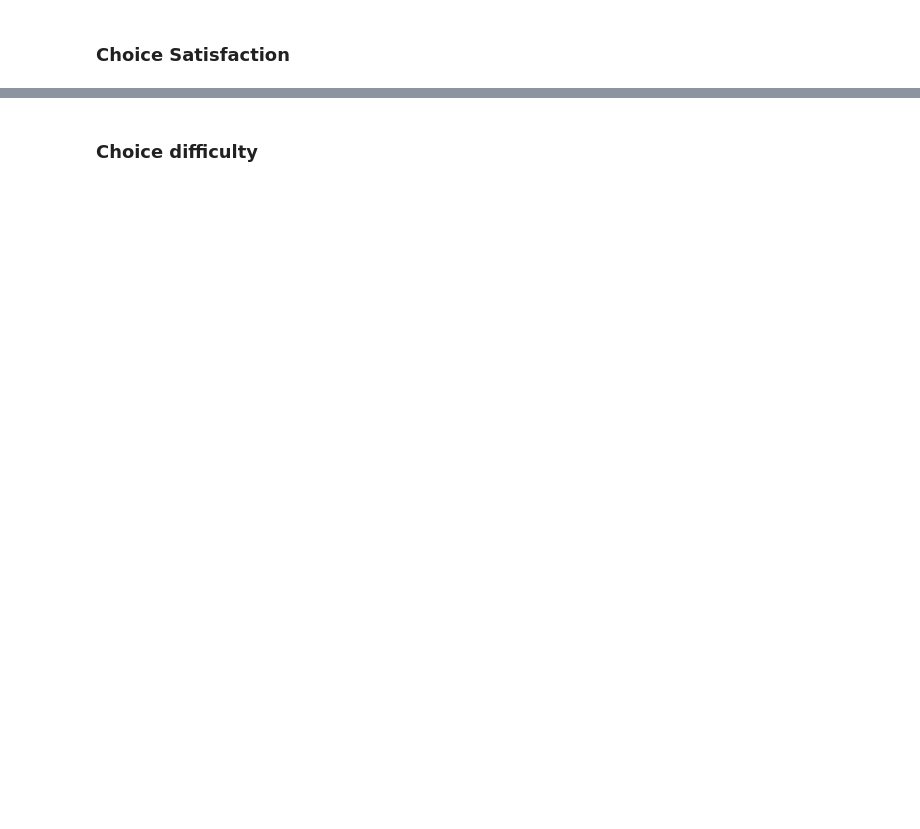
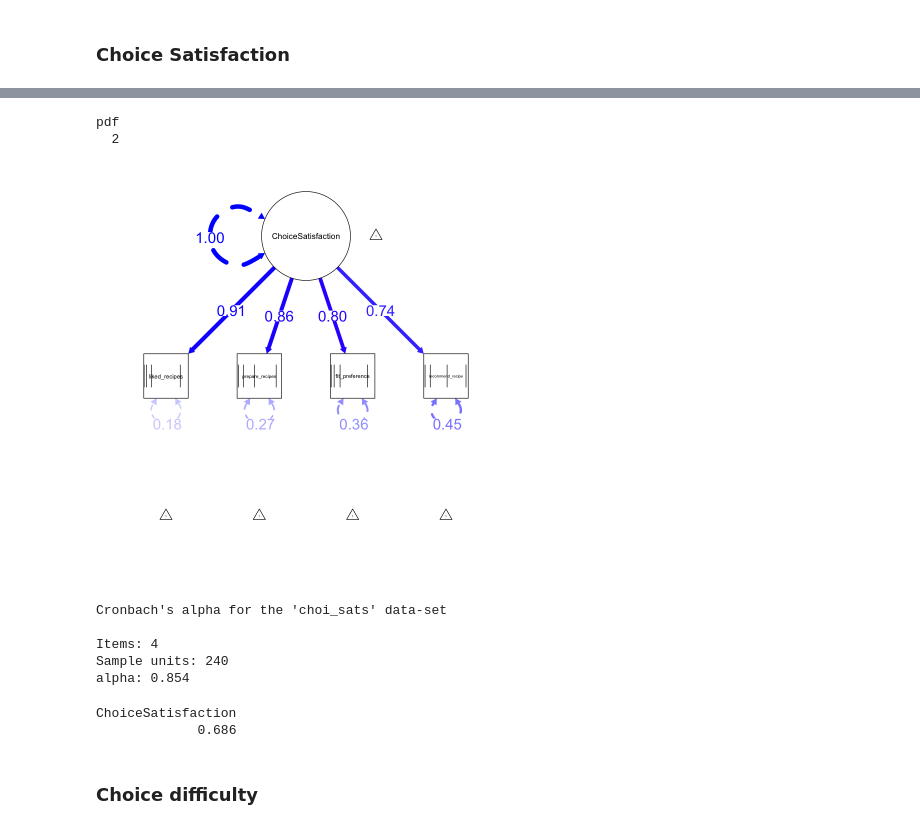
Before and after one commit to ayoubGL/UMAP_25_LLMS_Hash, a Jupyter notebook: Data_Analysis/DA_Umap25_R.ipynb, the cells around one changed output, grey strips where cells are left out. Cells and saved outputs as stored; diff of their text form; code cells hidden in the pictures; blank space fills up the shorter version.

```diff
--- a/Data_Analysis/DA_Umap25_R.ipynb
+++ b/Data_Analysis/DA_Umap25_R.ipynb
@@ -288,2 +422,6 @@ Residuals            118  491.1   4.162
 # %% [markdown]
 ### Choice Satisfaction
+# %%
+ch_satis.model <- 'ChoiceSatisfaction =~ liked_recipes+prepare_recipes+fit_preference+recommend_recipe'
+ch_satis.model.fit <- cfa(ch_satis.model, data = cfa_df, mimic=c('Mplus'), std.lv = TRUE, ordered = TRUE)
+print(summary(ch_satis.model.fit, fit.measures = T, standardized=T))
@@ -290,2 +460,28 @@ Residuals            118  491.1   4.162
+# %%
+semPaths(ch_satis.model.fit, what = "std", residuals = TRUE, nCharNodes = 0,
+ sizeMan = 10, sizeLat = 20,
+   edge.label.cex = 1.5, legend = FALSE,posCol = c("blue"))
+# ggsave("./Fig/CFA_KB.png", dpi=300)
+dev.print(pdf, './fig/ch_sat.pdf')
+# %% [output]
+pdf
+  2
+[figure, added]
+# %%
+### Cronbach Alpha
+choi_sats = cfa_df[, c('liked_recipes','prepare_recipes','fit_preference','recommend_recipe')]
+choi_sats=cronbach.alpha(choi_sats)
+choi_sats
+# %% [output]
+Cronbach's alpha for the 'choi_sats' data-set
+
+Items: 4
+Sample units: 240
+alpha: 0.854
+# %%
+AVE(ch_satis.model.fit, obs.var = FALSE)
+# %% [output]
+ChoiceSatisfaction
+             0.686
 # %% [markdown]
 ### Choice difficulty
```
Also changed, not shown: parts of 41 cells of this notebook, 21 other files.
